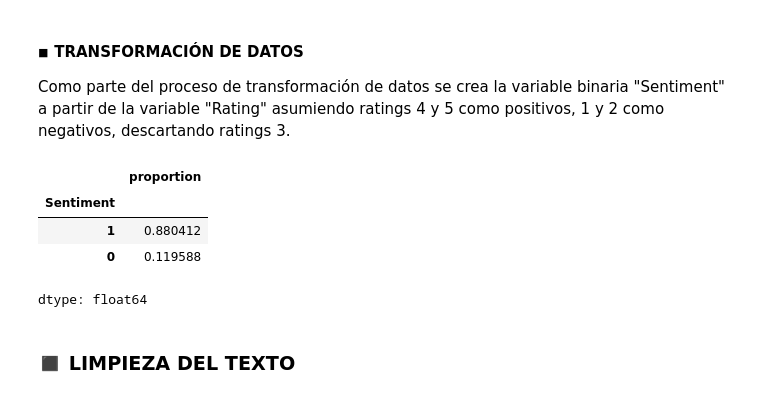
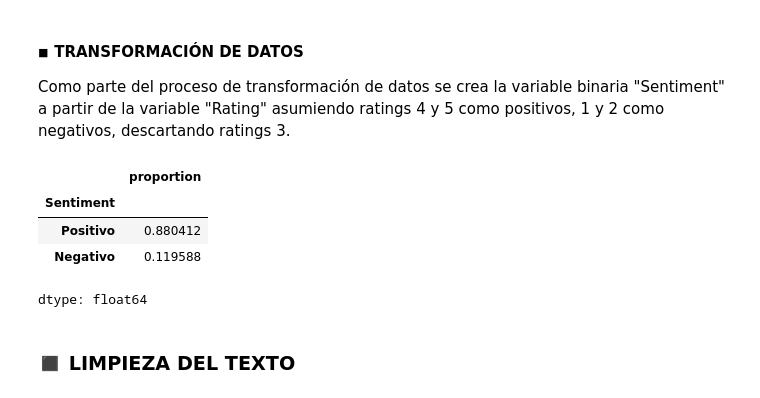
Before and after one commit to eugeinga/CODER-DataScienceIII, a Jupyter notebook: proyecto_final_ingaramo.ipynb, the cells around one changed output. Saved outputs shown, nothing was run; the diff lists cells and outputs as text; code cells hidden in the pictures.

```diff
--- a/proyecto_final_ingaramo.ipynb
+++ b/proyecto_final_ingaramo.ipynb
@@ -346,13 +346,13 @@ Longitud promedio de reseñas: 308.69
 Como parte del proceso de transformación de datos se crea la variable binaria "Sentiment" a partir de la variable "Rating" asumiendo ratings 4 y 5 como positivos, 1 y 2 como negativos, descartando ratings 3.
 # %%
 df = df[df['Rating'] != 3].copy()
-df['Sentiment'] = np.where(df['Rating'] >= 4, 1, 0)
+df['Sentiment'] = np.where(df['Rating'] >= 4, "Positivo", "Negativo")
 df['Sentiment'].value_counts(normalize=True)
 # %% [output]
 |  | proportion |
 | Sentiment |  |
-| 1 | 0.880412 |
-| 0 | 0.119588 |
+| Positivo | 0.880412 |
+| Negativo | 0.119588 |
 dtype: float64
 # %% [markdown]
 ### **◼️ LIMPIEZA DEL TEXTO**
```
Also changed, not shown: parts of 2 cells of this notebook.
